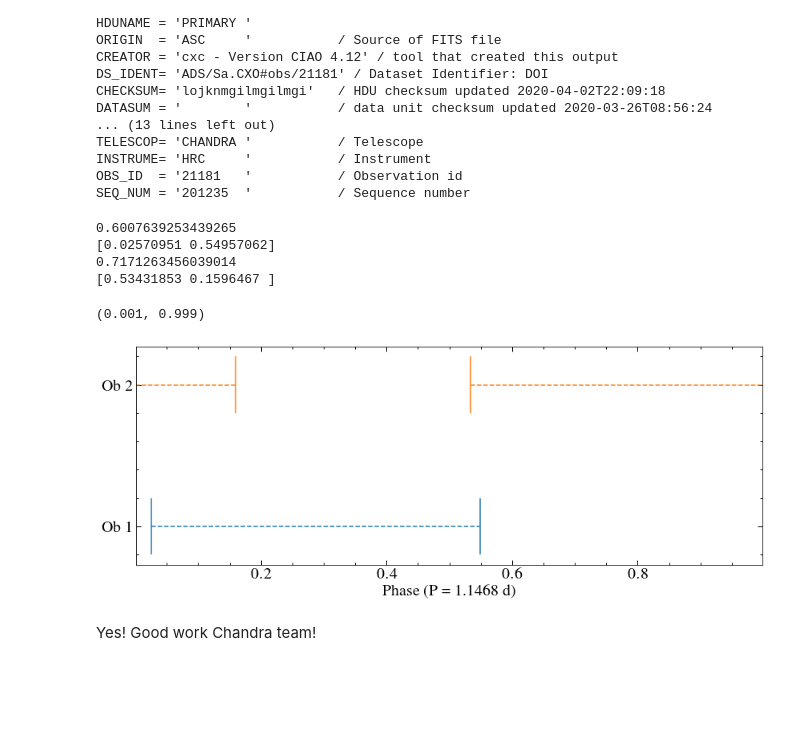
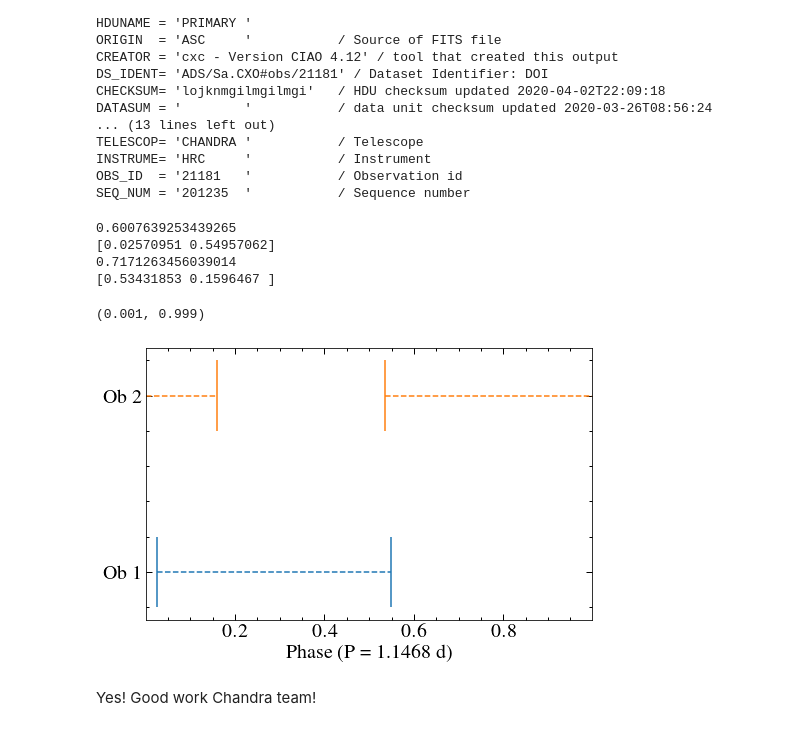
Before and after one commit to davidjwilson/gd394_chandra, a Jupyter notebook: chandra_1stlook.ipynb, the cells around one changed output. Cells and saved outputs as stored; diff of their text form; code cells hidden in the pictures; blank space fills up the shorter version.

Commit message:
light curve attempt 3

```diff
--- a/chandra_1stlook.ipynb
+++ b/chandra_1stlook.ipynb
@@ -54,3 +54,10 @@ for s in sp:
     plt.plot(w, ce1)
 # %% [output]
 [figure]
+# %%
+for s in sp:
+    data = fits.getdata(s,1)
+    w, c, ce = data['BIN_LO'], data['COUNTS'], data['STAT_ERR']
+    c1 = convolve(c,Box1DKernel(smooth))
+    ce1 = convolve(ce,Box1DKernel(smooth))/smooth**0.5
+    plt.plot(w, c1/ce1)
@@ -91,41 +100,42 @@ OBS_ID  = '21181   '           / Observation id
 SEQ_NUM = '201235  '           / Sequence number
 # %%
 cols= ['C0', 'C1']
-plt.figure()
+plt.figure(figsize=(8,5))
 for i ,s in enumerate(sp):
     hdr = fits.getheader(s, 0)
     t = np.array([hdr['TSTART']/86400, hdr['TSTOP']/86400])
     t += hdr['MJDREF']
     print(t[1]-t[0])
     #if i == 0:
      #   tmin = t[0]
     #t = t - tmin
     #plt.errorbar(t, [i,i],  yerr=0.1)
     #plt.show()
     period = 1.1468 #d
     tep = (2458737.560-2400000.5)
     t -=tep
     tfold = (t/ period) % 1
     #tfold = tfold[np.argsort(tfold)]
     print(tfold)
     #if i == 1:
      #   tfold = tfold-4
     plt.errorbar(tfold, [0.5*i,0.5*i],  yerr=0.1, ls='none', c=cols[i])
     if i == 0:
         plt.plot(tfold, [0.5*i,0.5*i], ls='--', c=cols[i])
     else:
         plt.plot([0, min(tfold)], [0.5*i,0.5*i], ls='--', c=cols[i])
         plt.plot([max(tfold), 1], [0.5*i,0.5*i], ls='--', c=cols[i])
 plt.yticks([0, 0.5],['Ob 1', 'Ob 2'])
 plt.xlabel('Phase (P = {} d)'.format(period))
 plt.xlim(0.001, 0.999)
+#plt.savefig('plots/phase_coverage.pdf')
 # %% [output]
 0.6007639253439265
 [0.02570951 0.54957062]
 0.7171263456039014
 [0.53431853 0.1596467 ]
 (0.001, 0.999)
-[figure, old version]
+[figure, new version]
 # %% [markdown]
 Yes! Good work Chandra team!
 # %%
```
Also changed, not shown: parts of 17 cells of this notebook, 4 other files.
